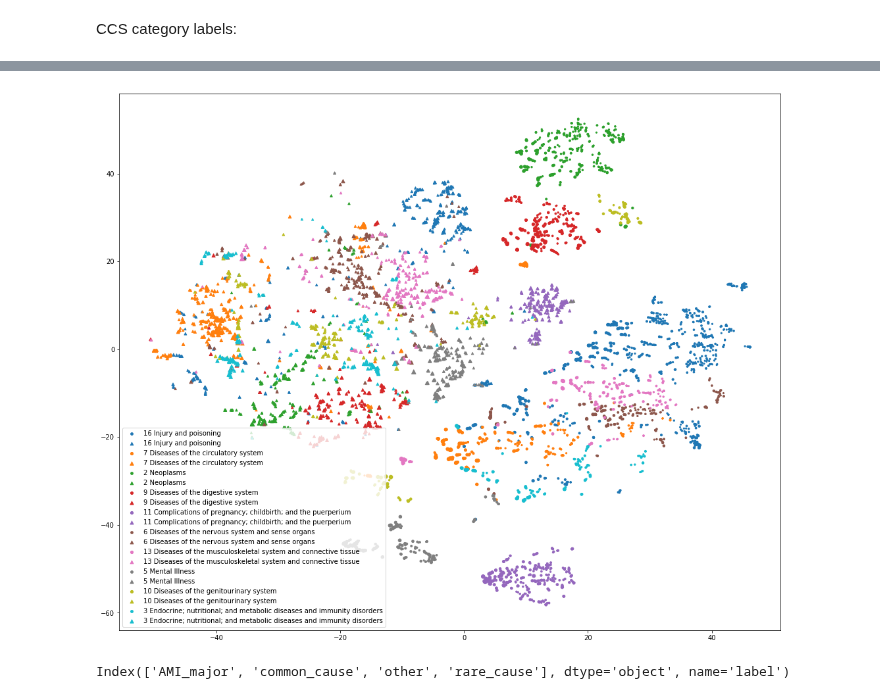
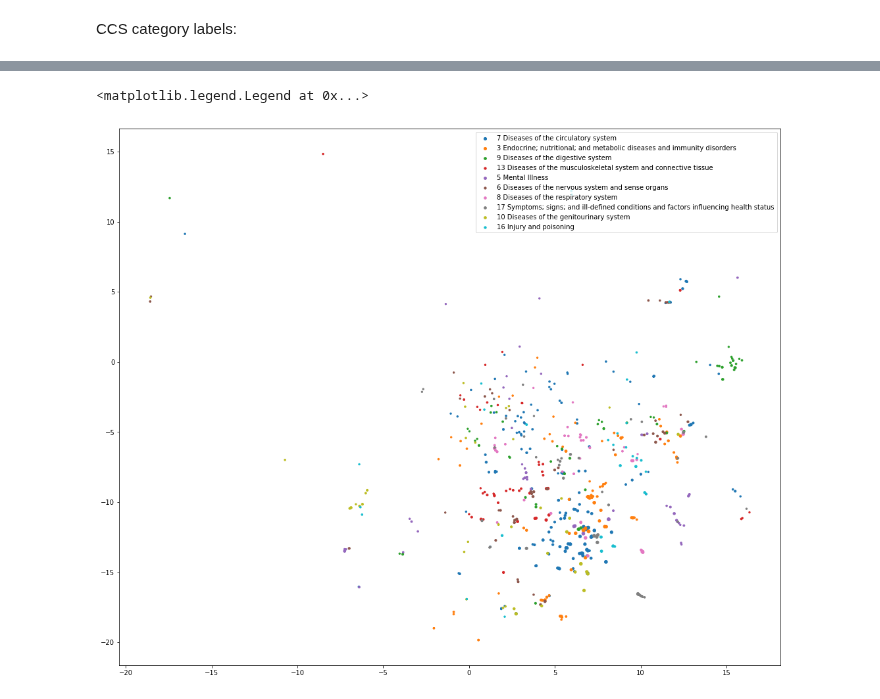
Before and after one commit to wenshuoliu/DLproj, a Jupyter notebook: NRD/GloVe_multi_space.ipynb, the cells around one changed output, grey strips where cells are left out. Cells and saved outputs as stored; diff of their text form; code cells hidden in the pictures.

```diff
--- a/NRD/GloVe_multi_space.ipynb
+++ b/NRD/GloVe_multi_space.ipynb
@@ -615,31 +603,17 @@ htn, dm, hl
-# %%
-plot_df.loc[htn, 'label'] = 'Hypertension 401.xx'
-plot_df.loc[dm, 'label'] = 'Diabetes Mellitus 250.0x'
-plot_df.loc[hl, 'label'] = 'Hyperlipidemia 272.4x'
-# %%
-plot_df.loc[htn, 'label'] = dx_label.loc[htn, 'shortdesc']
-plot_df.loc[dm, 'label'] = dx_label.loc[dm, 'shortdesc']
-plot_df.loc[hl, 'label'] = dx_label.loc[hl, 'shortdesc']
-# %%
-plot_df.loc[htn, 'label'] = htn
-plot_df.loc[dm, 'label'] = dm
-plot_df.loc[hl, 'label'] = hl
 # %%
 colors = ['C{}'.format(j) for j in range(10)]
 # %%
 #groups = plot_df.groupby('freq_label')
-groups = plot_df.groupby('ccs_lvl1')
+groups = plot_df.loc[plot_df.freq>180].groupby('ccs_lvl1')
 gkey = groups.size().sort_values(ascending=False).index
 # %%
 fig, ax = plt.subplots(figsize=(18, 15))
 for ccs_lvl1, color in zip(gkey[:10], itertools.cycle(colors)):
     group = groups.get_group(ccs_lvl1)
-    g_major = group.loc[group.code_type=='major']
-    g_secondary = group.loc[group.code_type=='secondary']
-    ax.scatter(g_major.x, g_major.y, marker='o', s=g_major.dot_size.values, label=ccs_lvl1, c=color)
-    ax.scatter(g_secondary.x, g_secondary.y, marker='^', s=g_secondary.dot_size.values, label=ccs_lvl1, c=color)
+    ax.scatter(group.x, group.y, marker='o', s=group.dot_size.values, label=ccs_lvl1, c=color)
     #plt.annotate(name, xy=(group.x.values, group.y.values), xytext=(group.x.values, group.y.values))
 ax.legend()
-plt.savefig('output/embed.png', dpi=200)
+#plt.savefig('output/embed.png', dpi=200)
 # %% [output]
+<matplotlib.legend.Legend at 0x...>
-[figure, old version]
+[figure, new version]
@@ -650,4 +619,0 @@ gkey = groups.size().index
-# %%
-gkey
-# %% [output]
-Index(['AMI_major', 'common_cause', 'other', 'rare_cause'], dtype='object', name='label')
```
Also changed, not shown: parts of 74 cells of this notebook, 16 other files.
